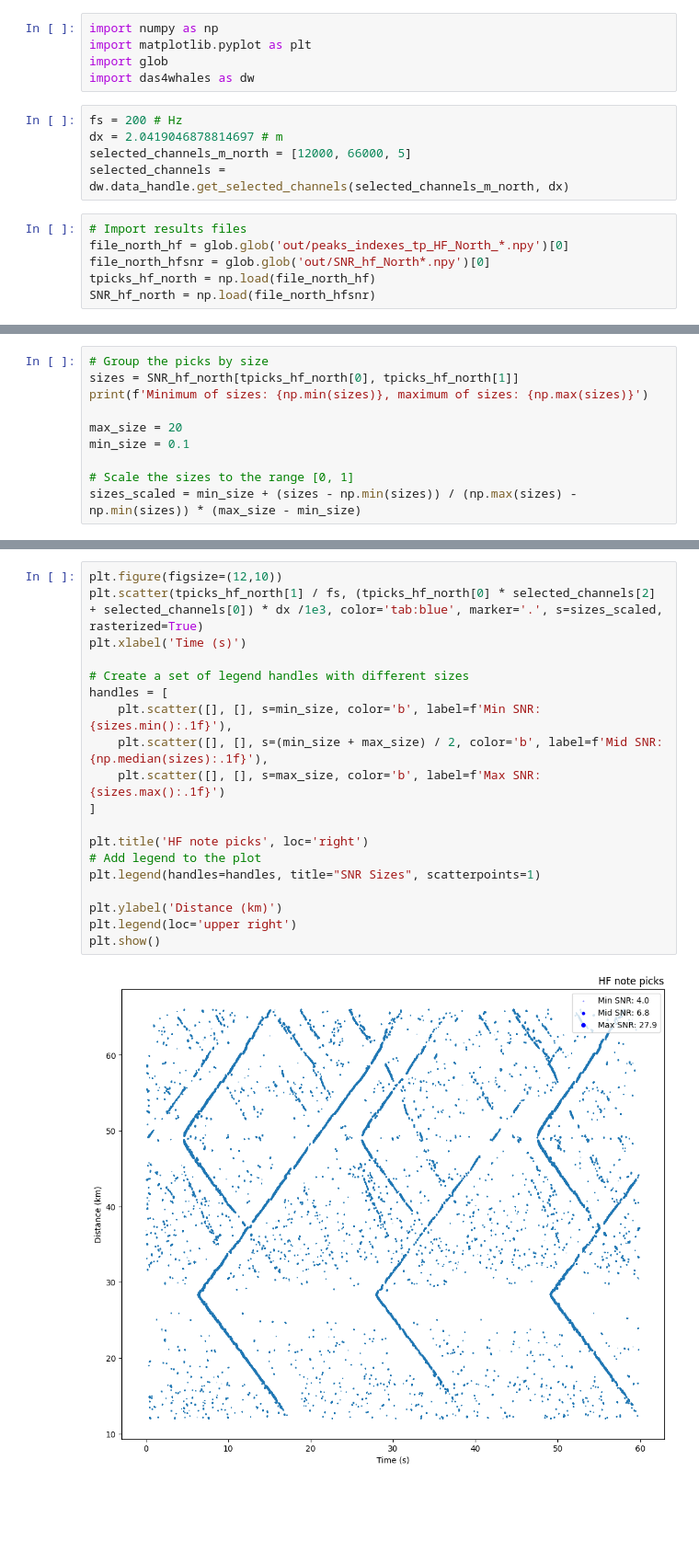
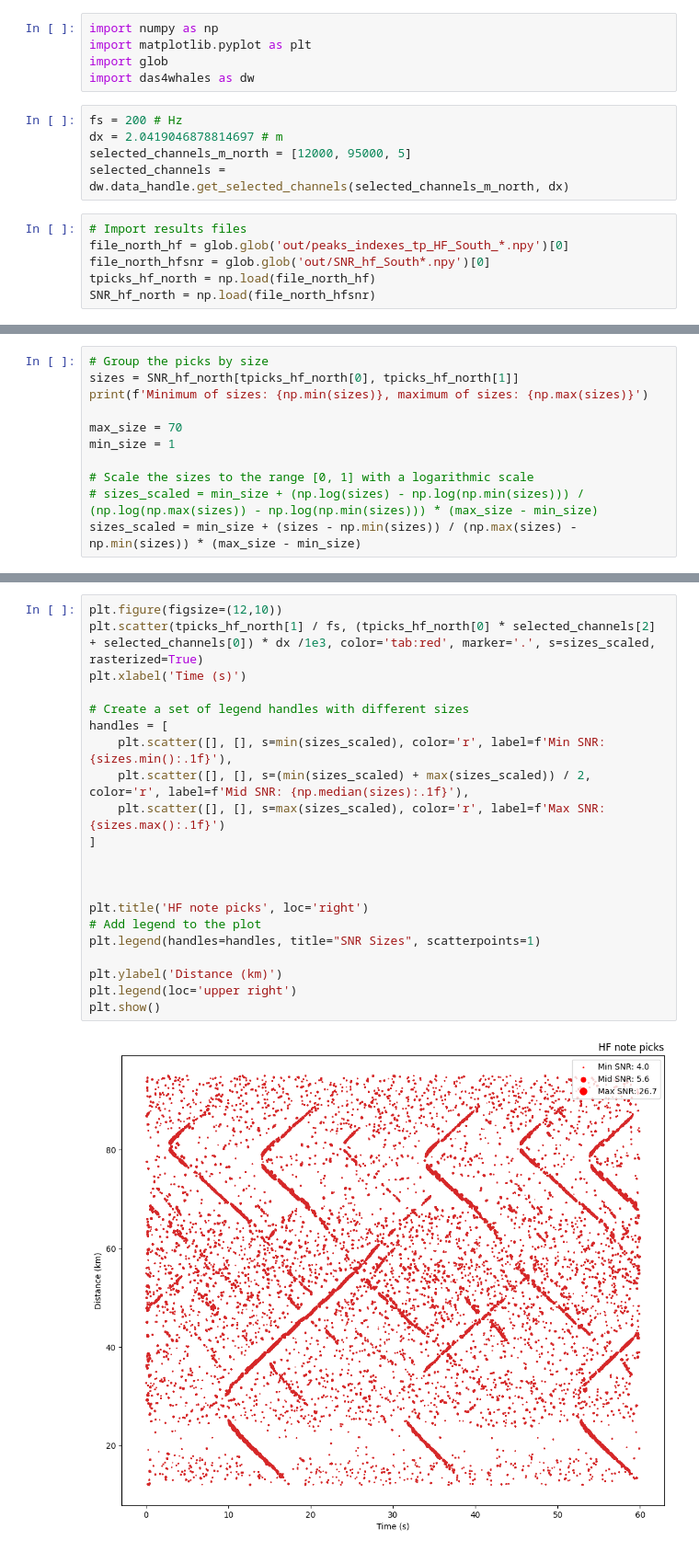
Before and after one commit to Ocean-Data-Lab/Goestchel_JASA_2025, a Jupyter notebook: dev.ipynb, the cells around one changed output, grey strips where cells are left out. Shown: that part at 92% size. Saved outputs shown, nothing was run; the diff lists cells and outputs as text; blank space fills up the shorter version.

Commit message:
Modified sizes

```diff
--- a/dev.ipynb
+++ b/dev.ipynb
@@ -6,12 +6,12 @@ import das4whales as dw
 # %%
 fs = 200 # Hz
 dx = 2.0419046878814697 # m
-selected_channels_m_north = [12000, 66000, 5]
+selected_channels_m_north = [12000, 95000, 5]
 selected_channels = dw.data_handle.get_selected_channels(selected_channels_m_north, dx)
 # %%
 # Import results files
-file_north_hf = glob.glob('out/peaks_indexes_tp_HF_North_*.npy')[0]
-file_north_hfsnr = glob.glob('out/SNR_hf_North*.npy')[0]
+file_north_hf = glob.glob('out/peaks_indexes_tp_HF_South_*.npy')[0]
+file_north_hfsnr = glob.glob('out/SNR_hf_South*.npy')[0]
 tpicks_hf_north = np.load(file_north_hf)
 SNR_hf_north = np.load(file_north_hfsnr)
 # %%
@@ -36,9 +36,10 @@ plt.show()
 sizes = SNR_hf_north[tpicks_hf_north[0], tpicks_hf_north[1]]
 print(f'Minimum of sizes: {np.min(sizes)}, maximum of sizes: {np.max(sizes)}')
 
-max_size = 20
-min_size = 0.1
+max_size = 70
+min_size = 1
 
-# Scale the sizes to the range [0, 1]
+# Scale the sizes to the range [0, 1] with a logarithmic scale
+# sizes_scaled = min_size + (np.log(sizes) - np.log(np.min(sizes))) / (np.log(np.max(sizes)) - np.log(np.min(sizes))) * (max_size - min_size)
 sizes_scaled = min_size + (sizes - np.min(sizes)) / (np.max(sizes) - np.min(sizes)) * (max_size - min_size)
 # %% [output]
@@ -46,21 +47,23 @@ Minimum of sizes: 4.000080517228406, maximum of sizes: 27.86224080939604
 # %%
 plt.figure(figsize=(12,10))
-plt.scatter(tpicks_hf_north[1] / fs, (tpicks_hf_north[0] * selected_channels[2] + selected_channels[0]) * dx /1e3, color='tab:blue', marker='.', s=sizes_scaled, rasterized=True)
+plt.scatter(tpicks_hf_north[1] / fs, (tpicks_hf_north[0] * selected_channels[2] + selected_channels[0]) * dx /1e3, color='tab:red', marker='.', s=sizes_scaled, rasterized=True)
 plt.xlabel('Time (s)')
 
 # Create a set of legend handles with different sizes
 handles = [
-    plt.scatter([], [], s=min_size, color='b', label=f'Min SNR: {sizes.min():.1f}'),
-    plt.scatter([], [], s=(min_size + max_size) / 2, color='b', label=f'Mid SNR: {np.median(sizes):.1f}'),
-    plt.scatter([], [], s=max_size, color='b', label=f'Max SNR: {sizes.max():.1f}')
+    plt.scatter([], [], s=min(sizes_scaled), color='r', label=f'Min SNR: {sizes.min():.1f}'),
+    plt.scatter([], [], s=(min(sizes_scaled) + max(sizes_scaled)) / 2, color='r', label=f'Mid SNR: {np.median(sizes):.1f}'),
+    plt.scatter([], [], s=max(sizes_scaled), color='r', label=f'Max SNR: {sizes.max():.1f}')
 ]
+
+
 
 plt.title('HF note picks', loc='right')
 # Add legend to the plot
 plt.legend(handles=handles, title="SNR Sizes", scatterpoints=1)
 
 plt.ylabel('Distance (km)')
 plt.legend(loc='upper right')
 plt.show()
 # %% [output]
-[figure, old version]
+[figure, new version]
```
Also changed, not shown: parts of 2 cells of this notebook, 1 other file.
